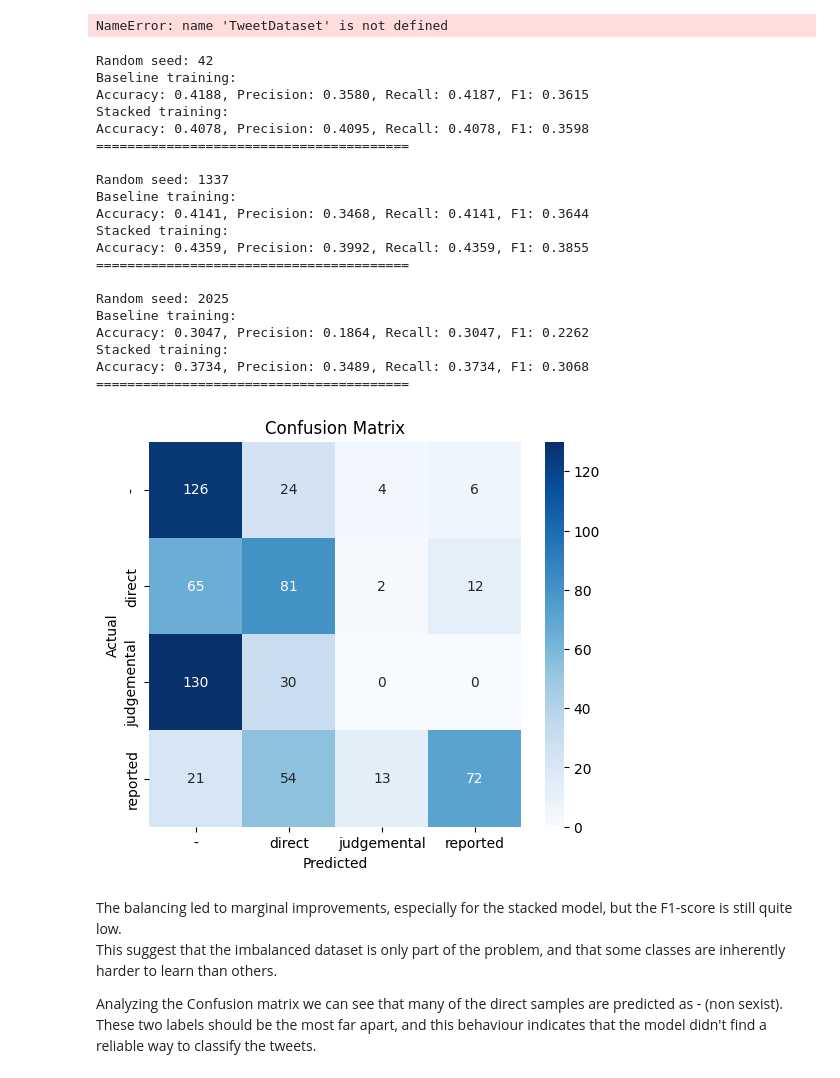
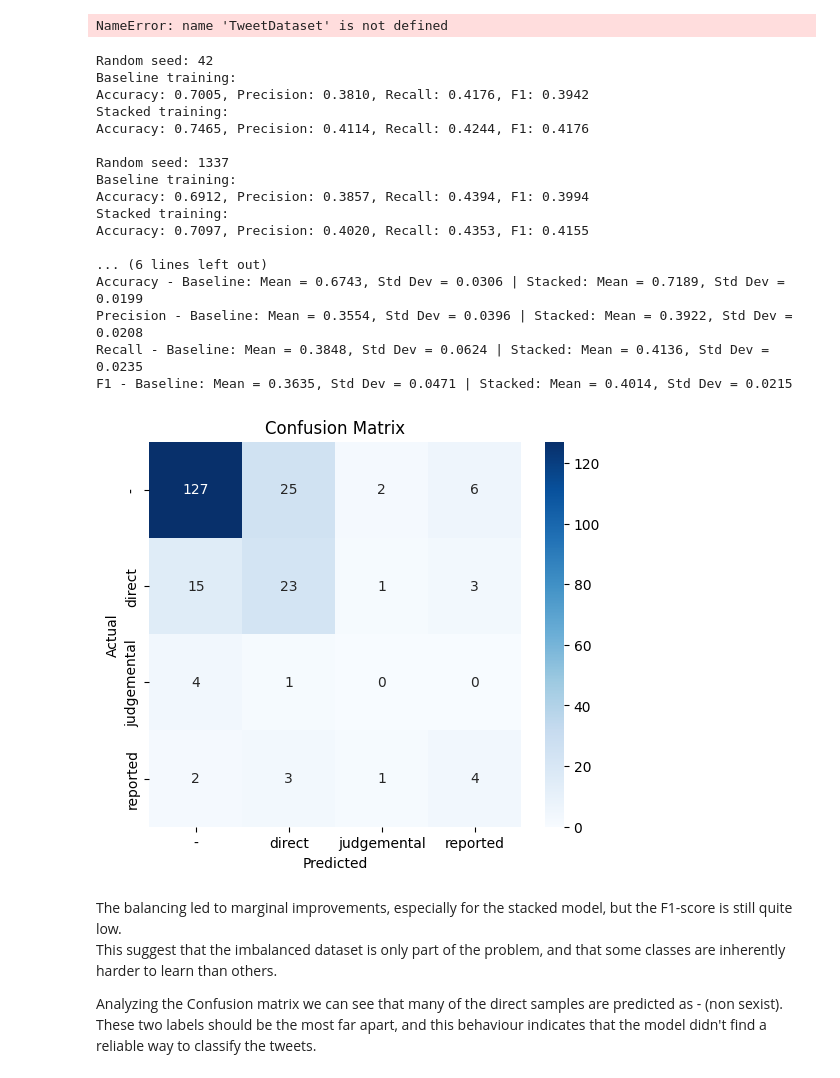
Before and after one commit to mattialodi0/progNLP, a Jupyter notebook: assignment-1/draft.ipynb, the cells around one changed output. Saved outputs shown, nothing was run; the diff lists cells and outputs as text; code cells hidden in the pictures.

```diff
--- a/assignment-1/draft.ipynb
+++ b/assignment-1/draft.ipynb
@@ -177,5 +135,4 @@ def dataset_from_json(name):
 # %%
-'''
 def dataset_from_json(name):
     with open(name, 'r', encoding='utf-8') as f:
         data = json.load(f)
@@ -213,7 +170,6 @@ def dataset_from_json(name):
         df['label'] = df['label'].apply(map_label)
 
     return df
-  '''
 # %% [output]
 "\ndef dataset_from_json(name):\n    with open(name, 'r', encoding='utf-8') as f:\n        data = json.load(f)\n        df = pd.DataFrame.from_dict(data, orient='index')\n        df = df[['id_EXIST',  ...
 # %%
@@ -2960,8 +2916,8 @@ plt.show()
 # %%
 pipeline = [clean_text, lemmatize_text]
 oversampled_train_df = text_preprocessing(oversampled_train_df_np, pipeline=pipeline)
-oversampled_val_df = text_preprocessing(oversampled_val_df_np, pipeline=pipeline)
-oversampled_test_df = text_preprocessing(oversampled_test_df_np, pipeline=pipeline)
+val_df = text_preprocessing(val_df_np, pipeline=pipeline)
+test_df = text_preprocessing(test_df_np, pipeline=pipeline)
 # %%
 oversampled_idx_to_word, oversampled_word_to_idx, oversampled_word_listing, oversampled_vocab_df = build_vocabulary(oversampled_train_df)
 oversampled_vocab_size = len(oversampled_word_to_idx)
@@ -2977,9 +2933,9 @@ oversampled_embedding_matrix = build_embedding_matrix(
 # %%
 oversampled_train_loader = DataLoader(TweetDataset(oversampled_train_df, oversampled_word_to_idx), batch_size=batch_size,
                           shuffle=True, collate_fn=collate_fn)
-oversampled_val_loader = DataLoader(TweetDataset(oversampled_val_df, oversampled_word_to_idx), batch_size=batch_size,
+val_loader = DataLoader(TweetDataset(val_df, oversampled_word_to_idx), batch_size=batch_size,
                         shuffle=False, collate_fn=collate_fn)
-oversampled_test_loader = DataLoader(TweetDataset(oversampled_test_df, oversampled_word_to_idx), batch_size=batch_size,
+test_loader = DataLoader(TweetDataset(test_df, oversampled_word_to_idx), batch_size=batch_size,
                         shuffle=False, collate_fn=collate_fn)
 # %% [output]
 NameError: name 'TweetDataset' is not defined
@@ -2996,8 +2952,8 @@ for seed in seeds:  # try 3 different random seeds
     oversampled_baseline_model = BiLSTMClassifier(embedding_matrix=oversampled_embedding_matrix, hidden_dim=hidden_dim, num_layers=1)
     oversampled_baseline_model.to(device)
     optimizer = optim.Adam(oversampled_baseline_model.parameters(), lr=lr)
-    oversampled_baseline_model_history = train_loop(oversampled_baseline_model, num_epochs, oversampled_train_loader, oversampled_val_loader, optimizer, criterion, device, verbose=False)
-    oversampled_training_report['baseline'].append(eval_model(oversampled_baseline_model, oversampled_test_loader, device))
+    oversampled_baseline_model_history = train_loop(oversampled_baseline_model, num_epochs, oversampled_train_loader, val_loader, optimizer, criterion, device, verbose=False)
+    oversampled_training_report['baseline'].append(eval_model(oversampled_baseline_model, test_loader, device))
     print("Baseline training: ")
     print("Accuracy: {:.4f}, Precision: {:.4f}, Recall: {:.4f}, F1: {:.4f}".format(oversampled_training_report['baseline'][-1][0], oversampled_training_report['baseline'][-1][1], oversampled_training_report['baseline'][-1][2], oversampled_training_report['baseline'][-1][3]))
     if oversampled_baseline_model_history['val_f1'][-1] > oversampled_best_f1:
@@ -3008,8 +2964,8 @@ for seed in seeds:  # try 3 different random seeds
     oversampled_stacked_model = BiLSTMClassifier(embedding_matrix=oversampled_embedding_matrix, hidden_dim=hidden_dim, num_layers=2)
     oversampled_stacked_model.to(device)
     optimizer = optim.Adam(oversampled_stacked_model.parameters(), lr=lr)
-    oversampled_stacked_model_history = train_loop(oversampled_stacked_model, num_epochs, oversampled_train_loader, oversampled_val_loader, optimizer, criterion, device, verbose=False)
-    oversampled_training_report['stacked'].append(eval_model(oversampled_stacked_model, oversampled_test_loader, device))
+    oversampled_stacked_model_history = train_loop(oversampled_stacked_model, num_epochs, oversampled_train_loader, val_loader, optimizer, criterion, device, verbose=False)
+    oversampled_training_report['stacked'].append(eval_model(oversampled_stacked_model, test_loader, device))
     print("Stacked training: ")
     print("Accuracy: {:.4f}, Precision: {:.4f}, Recall: {:.4f}, F1: {:.4f}".format(oversampled_training_report['stacked'][-1][0], oversampled_training_report['stacked'][-1][1], oversampled_training_report['stacked'][-1][2], oversampled_training_report['stacked'][-1][3]))
     if oversampled_stacked_model_history['val_f1'][-1] > oversampled_best_f1:
@@ -3026,40 +2982,37 @@ for idx, metric in enumerate(['Accuracy', 'Precision', 'Recall', 'F1']):
 # %% [output]
 Random seed: 42
 Baseline training:
-Accuracy: 0.4188, Precision: 0.3580, Recall: 0.4187, F1: 0.3615
+Accuracy: 0.7005, Precision: 0.3810, Recall: 0.4176, F1: 0.3942
 Stacked training:
-Accuracy: 0.4078, Precision: 0.4095, Recall: 0.4078, F1: 0.3598
-========================================
+Accuracy: 0.7465, Precision: 0.4114, Recall: 0.4244, F1: 0.4176
 
 Random seed: 1337
 Baseline training:
-Accuracy: 0.4141, Precision: 0.3468, Recall: 0.4141, F1: 0.3644
+Accuracy: 0.6912, Precision: 0.3857, Recall: 0.4394, F1: 0.3994
 Stacked training:
-Accuracy: 0.4359, Precision: 0.3992, Recall: 0.4359, F1: 0.3855
-========================================
+Accuracy: 0.7097, Precision: 0.4020, Recall: 0.4353, F1: 0.4155
 
-Random seed: 2025
-Baseline training:
-Accuracy: 0.3047, Precision: 0.1864, Recall: 0.3047, F1: 0.2262
-Stacked training:
-Accuracy: 0.3734, Precision: 0.3489, Recall: 0.3734, F1: 0.3068
-========================================
+... (6 lines left out)
+Accuracy - Baseline: Mean = 0.6743, Std Dev = 0.0306 | Stacked: Mean = 0.7189, Std Dev = 0.0199
+Precision - Baseline: Mean = 0.3554, Std Dev = 0.0396 | Stacked: Mean = 0.3922, Std Dev = 0.0208
+Recall - Baseline: Mean = 0.3848, Std Dev = 0.0624 | Stacked: Mean = 0.4136, Std Dev = 0.0235
+F1 - Baseline: Mean = 0.3635, Std Dev = 0.0471 | Stacked: Mean = 0.4014, Std Dev = 0.0215
 # %%
 _, _, _, _, (oversampled_all_labels, oversampled_all_preds) = \
-    eval_model(oversampled_best_model, oversampled_test_loader, device, return_ys=True)
+    eval_model(oversampled_best_model, test_loader, device, return_ys=True)
 
 cm = confusion_matrix(oversampled_all_labels, oversampled_all_preds)
 plt.figure(figsize=(6,5))
 sns.heatmap(cm, annot=True, fmt='d', cmap='Blues',
             xticklabels=['-', 'direct', 'judgemental', 'reported'],
             yticklabels=['-', 'direct', 'judgemental', 'reported'])
 plt.ylabel('Actual')
 plt.xlabel('Predicted')
 plt.title('Confusion Matrix')
 plt.savefig("imgs/cm-bilstm.png")
 plt.show()
 # %% [output]
-[figure, old version]
+[figure, new version]
 # %% [markdown]
 The balancing led to marginal improvements, especially for the stacked model, but the F1-score is still quite low.
 This suggest that the imbalanced dataset is only part of the problem, and that some classes are inherently harder to learn than others.
```
Also changed, not shown: parts of 4 cells of this notebook, 1 other file.
